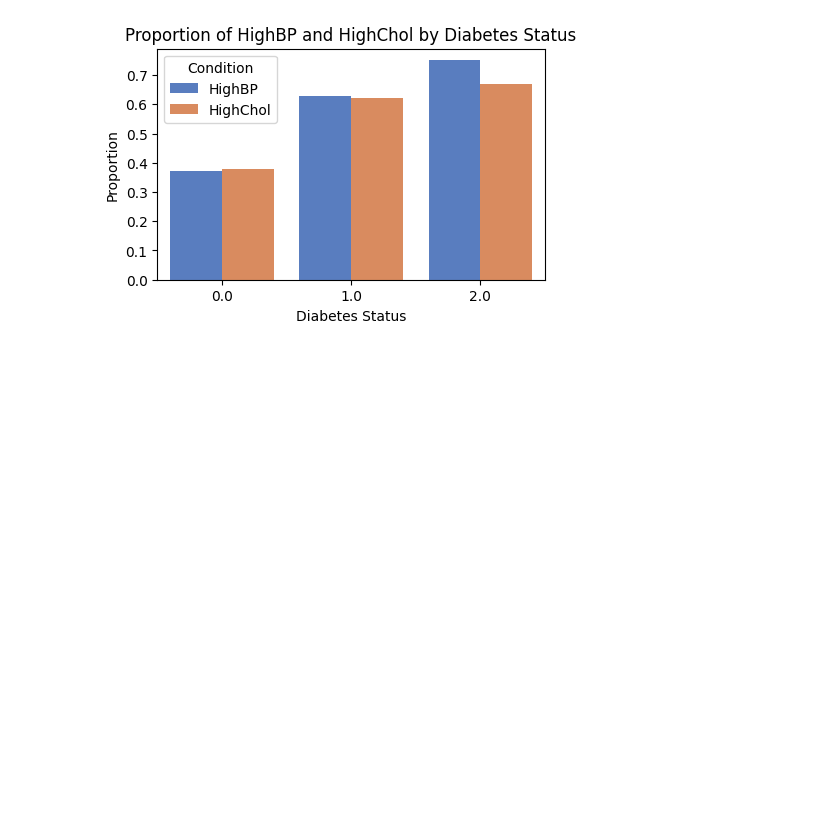
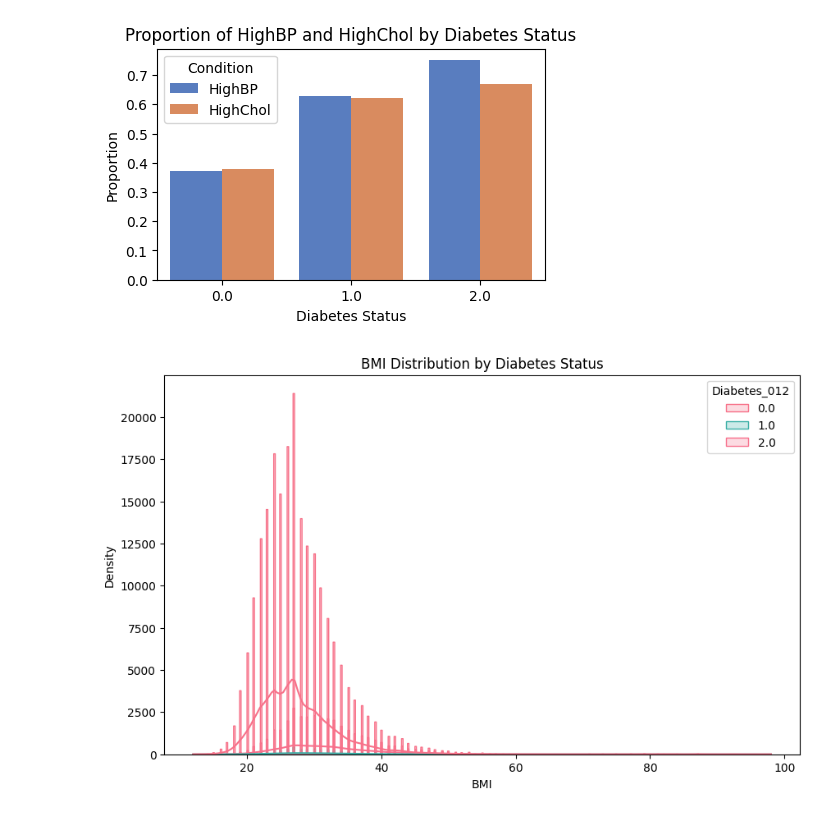
Before and after one commit to Anndischeh/Introduction-to-AI-Coursework, a Jupyter notebook: diabetes_data_analysis_and_modeling.ipynb, the cells around one changed output. Drawn from its saved outputs; the diff is of its cells as text; code cells hidden in the pictures; blank space fills up the shorter version.

Commit message:
Updated diabetes_data_analysis_and_modeling.ipynb with new analysis

```diff
--- a/diabetes_data_analysis_and_modeling.ipynb
+++ b/diabetes_data_analysis_and_modeling.ipynb
@@ -254,3 +254,13 @@ plt.legend(title="Condition")
 plt.show()
 # %% [output]
 [figure]
+# %%
+# 4. BMI distribution by Diabetes Status
+plt.figure(figsize=(10, 6))
+sns.histplot(data=df, x="BMI", hue="Diabetes_012", kde=True, palette="husl", element="step")
+plt.title("BMI Distribution by Diabetes Status")
+plt.xlabel("BMI")
+plt.ylabel("Density")
+plt.show()
+# %% [output]
+[figure, added]
```
